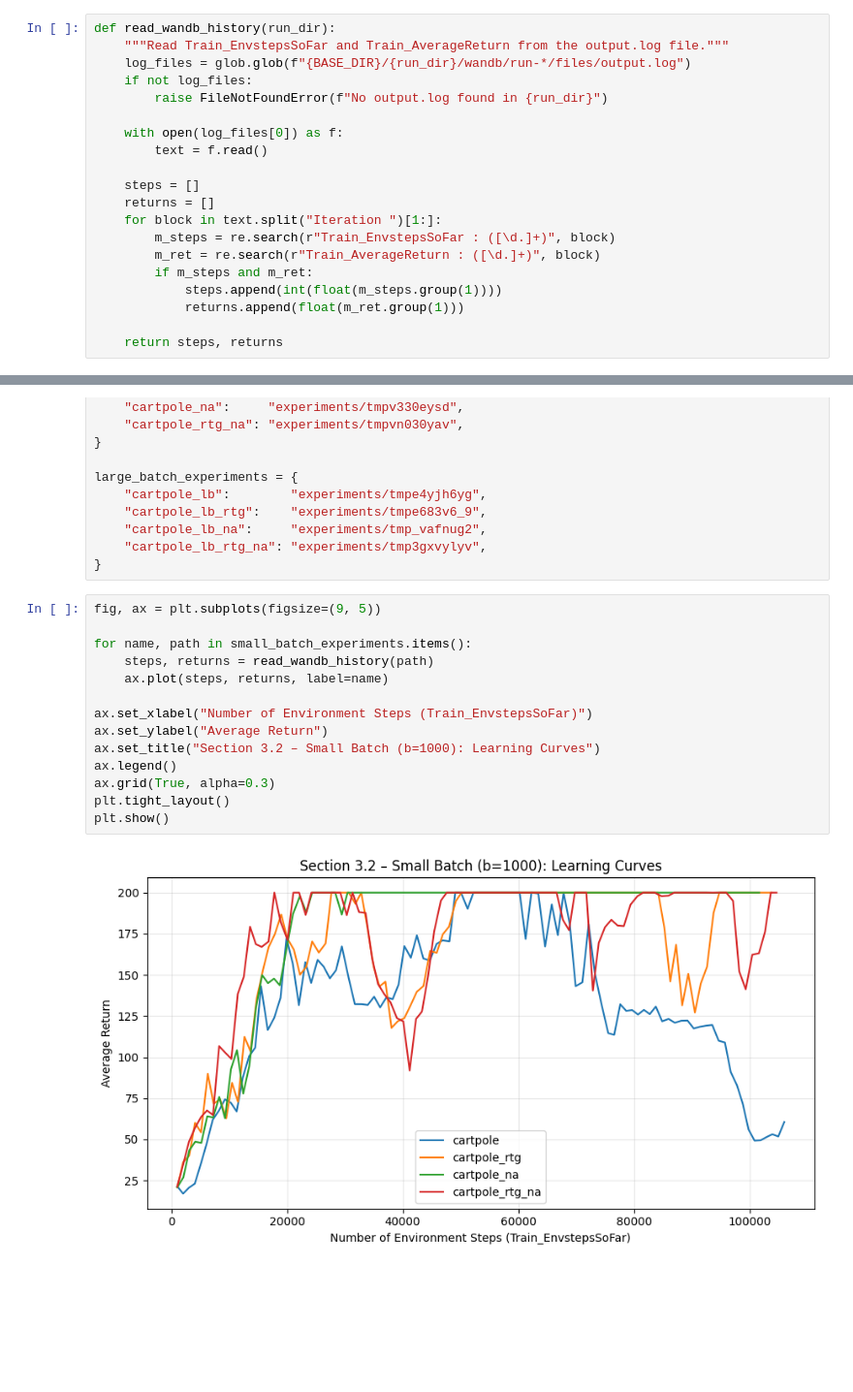
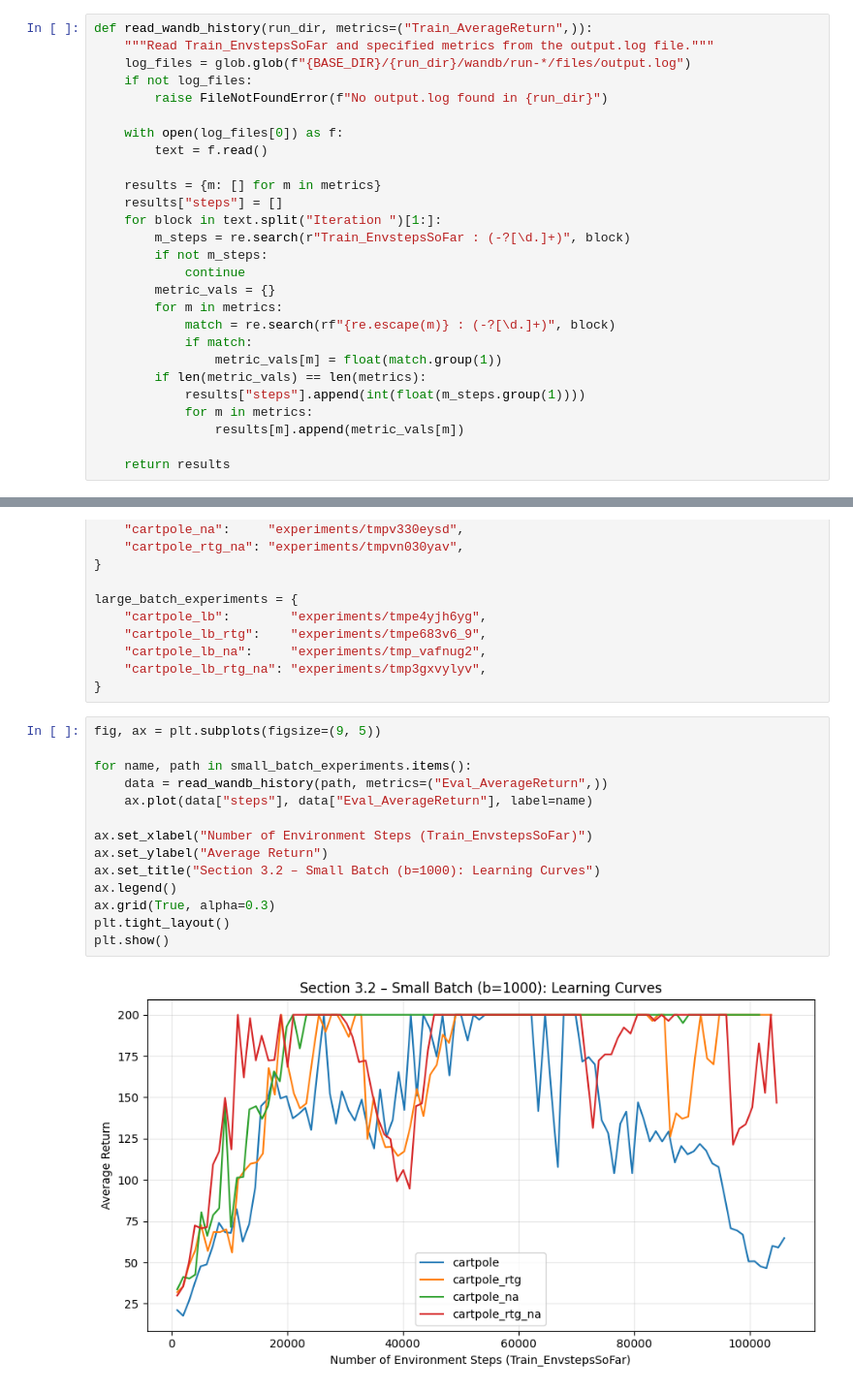
Before and after one commit to AntonioMacaronio/cs285-rl, a Jupyter notebook: hw2/plots.ipynb, the cells around one changed output, grey strips where cells are left out. Shown at 97% size. Drawn from its saved outputs; the diff is of its cells as text; blank space fills up the shorter version.

```diff
--- a/hw2/plots.ipynb
+++ b/hw2/plots.ipynb
@@ -5,8 +5,8 @@ import matplotlib.pyplot as plt
 
 BASE_DIR = "/home/anthony/cs285-rl/hw2"
 # %%
-def read_wandb_history(run_dir):
-    """Read Train_EnvstepsSoFar and Train_AverageReturn from the output.log file."""
+def read_wandb_history(run_dir, metrics=("Train_AverageReturn",)):
+    """Read Train_EnvstepsSoFar and specified metrics from the output.log file."""
     log_files = glob.glob(f"{BASE_DIR}/{run_dir}/wandb/run-*/files/output.log")
     if not log_files:
         raise FileNotFoundError(f"No output.log found in {run_dir}")
@@ -14,16 +14,23 @@ def read_wandb_history(run_dir):
     with open(log_files[0]) as f:
         text = f.read()
 
-    steps = []
-    returns = []
+    results = {m: [] for m in metrics}
+    results["steps"] = []
     for block in text.split("Iteration ")[1:]:
-        m_steps = re.search(r"Train_EnvstepsSoFar : ([\d.]+)", block)
-        m_ret = re.search(r"Train_AverageReturn : ([\d.]+)", block)
-        if m_steps and m_ret:
-            steps.append(int(float(m_steps.group(1))))
-            returns.append(float(m_ret.group(1)))
+        m_steps = re.search(r"Train_EnvstepsSoFar : (-?[\d.]+)", block)
+        if not m_steps:
+            continue
+        metric_vals = {}
+        for m in metrics:
+            match = re.search(rf"{re.escape(m)} : (-?[\d.]+)", block)
+            if match:
+                metric_vals[m] = float(match.group(1))
+        if len(metric_vals) == len(metrics):
+            results["steps"].append(int(float(m_steps.group(1))))
+            for m in metrics:
+                results[m].append(metric_vals[m])
 
-    return steps, returns
+    return results
 # %%
 # Map experiment names to their directories (from experiment-explanation.md)
 small_batch_experiments = {
@@ -42,19 +49,19 @@ large_batch_experiments = {
 # %%
 fig, ax = plt.subplots(figsize=(9, 5))
 
 for name, path in small_batch_experiments.items():
-    steps, returns = read_wandb_history(path)
-    ax.plot(steps, returns, label=name)
+    data = read_wandb_history(path, metrics=("Eval_AverageReturn",))
+    ax.plot(data["steps"], data["Eval_AverageReturn"], label=name)
 
 ax.set_xlabel("Number of Environment Steps (Train_EnvstepsSoFar)")
 ax.set_ylabel("Average Return")
 ax.set_title("Section 3.2 – Small Batch (b=1000): Learning Curves")
 ax.legend()
 ax.grid(True, alpha=0.3)
 plt.tight_layout()
 plt.show()
 # %% [output]
-[figure, old version]
+[figure, new version]
 # %%
 fig, ax = plt.subplots(figsize=(9, 5))
 
```
Also changed, not shown: parts of 6 cells of this notebook, 10 other files.
